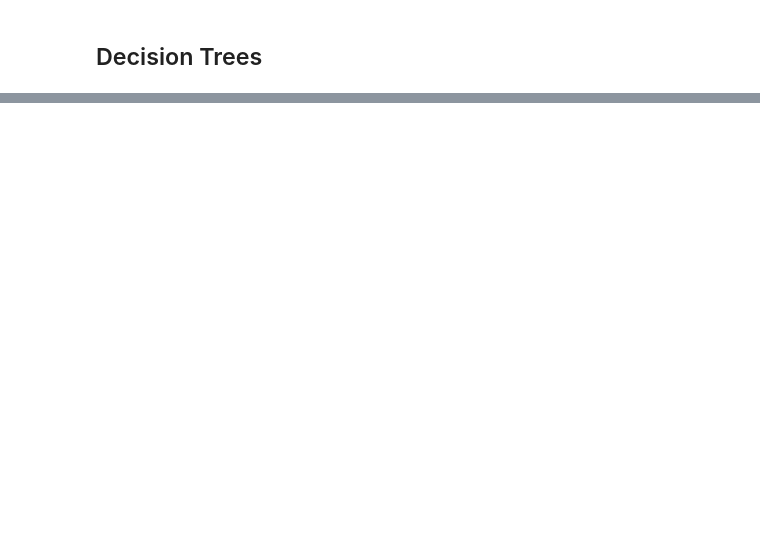
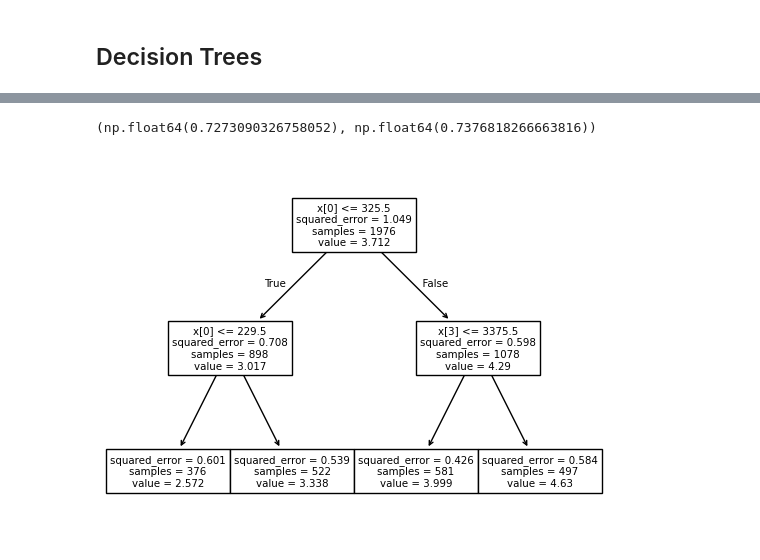
Before and after one commit to KsiazekPatryk/Machine-Learning---Preliminary-Data-Analysis, a Jupyter notebook: 6)Tree-Based-Models.ipynb, the cells around one changed output, grey strips where cells are left out. Saved outputs shown, nothing was run; the diff lists cells and outputs as text; code cells hidden in the pictures; blank space fills up the shorter version.

```diff
--- a/6)Tree-Based-Models.ipynb
+++ b/6)Tree-Based-Models.ipynb
@@ -53,0 +54,11 @@ NameError: name 'regr' is not defined
+# %%
+regr = DecisionTreeRegressor(max_depth=2)
+
+train_and_evaluate(regr)[:2]
+# %% [output]
+(np.float64(0.7273090326758052), np.float64(0.7376818266663816))
+# %%
+tree.plot_tree(regr)
+plt.show()
+# %% [output]
+[figure, added]
```
Also changed, not shown: parts of 20 cells of this notebook.
